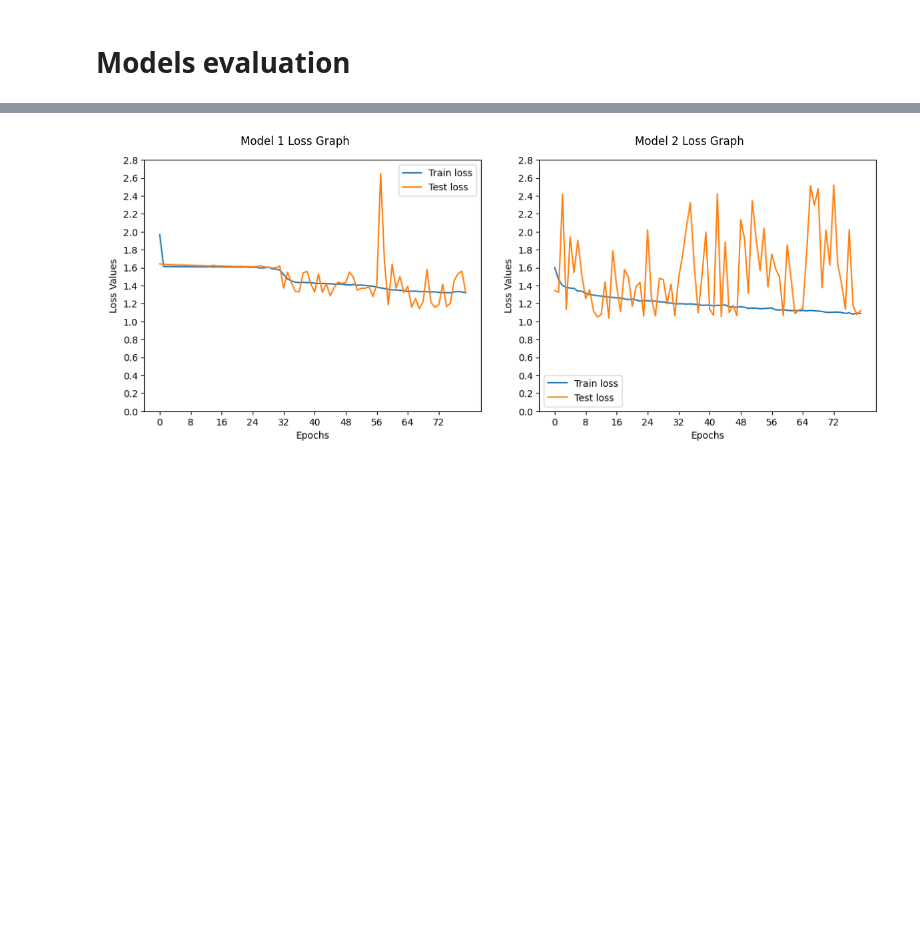
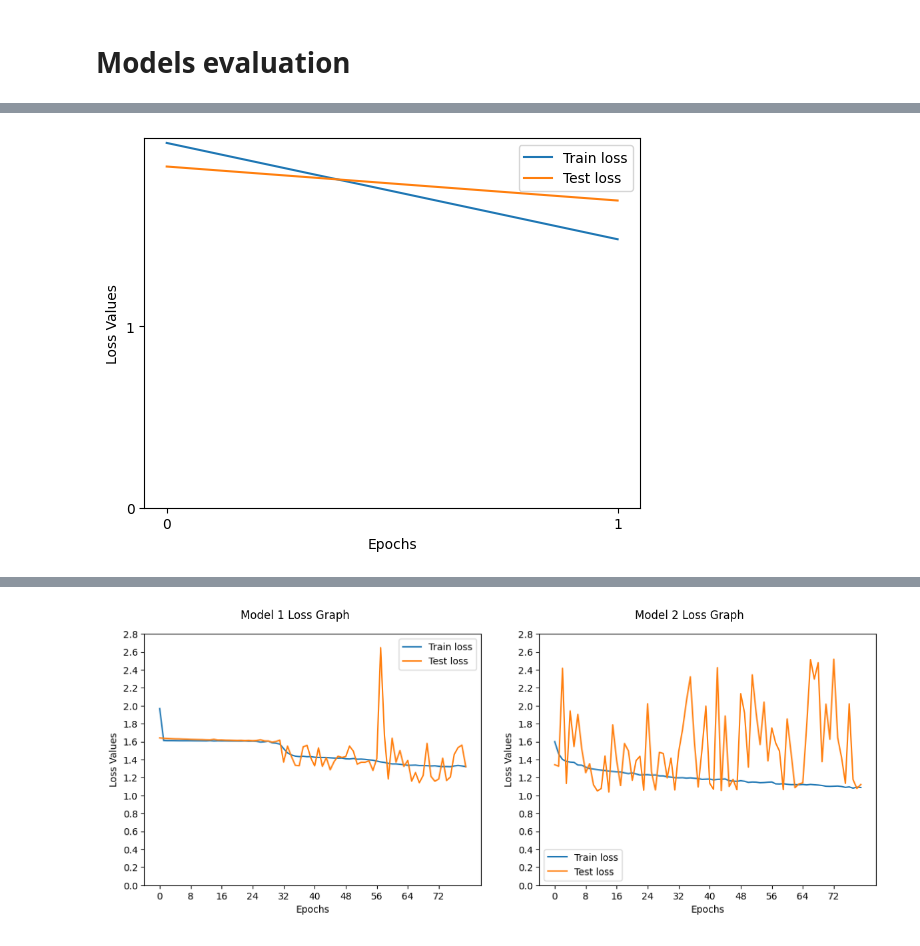
Before and after one commit to Haislich/automatic_car, a Jupyter notebook: report.ipynb, the cells around one changed output, grey strips where cells are left out. Drawn from its saved outputs; the diff is of its cells as text; code cells hidden in the pictures; blank space fills up the shorter version.

```diff
--- a/report.ipynb
+++ b/report.ipynb
@@ -59,32 +54,34 @@ After 80 epochs here's the result.
 # %%
 num_channels = train_dataset.get_num_channels()
 num_classes = train_dataset.get_num_classes()
 model1 = Model1(num_channels=num_channels,num_classes=num_classes)
 
 if model1.exists():
     torch.load(f= model1.path)
 
 else:
     loss_fn = nn.CrossEntropyLoss(weight= train_dataset.get_weights())
     optimizer = SGD(model1.parameters(),lr = 0.001)
     train_loss = []
     test_loss = []
     for _ in range(EPOCHS):
         train_loss.append(train(model=model1,data_loader=train_dataloader,loss_fn=loss_fn,optimizer=optimizer,device=DEVICE))
         test_loss.append(test(model=model1,data_loader=test_dataloader,loss_fn=loss_fn,device=DEVICE))
     torch.save(obj = model1.state_dict(),f = model1.path )
 
     plt.plot(train_loss,label='Train loss')
     plt.plot(test_loss,label='Test loss')
     plt.xlabel('Epochs')
     plt.ylabel('Loss Values')
     loss_min = np.round(np.min([train_loss,test_loss])).astype(int)
     loss_max = np.round(np.max([train_loss,test_loss])).astype(int)
-    plt.xticks(np.arange(0,EPOCHS,step=EPOCHS /10))
-    plt.yticks(np.arange(0,loss_max, step= (loss_max-loss_min)/10))
+    plt.xticks(np.arange(0,EPOCHS))
+    plt.yticks(np.arange(0,loss_max))
 
     plt.legend()
     plt.savefig(model1.info("loss_graph.png"), bbox_inches='tight')
+# %% [output]
+[figure, added]
 # %%
 num_channels = train_dataset.get_num_channels()
 num_classes = train_dataset.get_num_classes()
```
Also changed, not shown: parts of 31 cells of this notebook, 6 other files.
